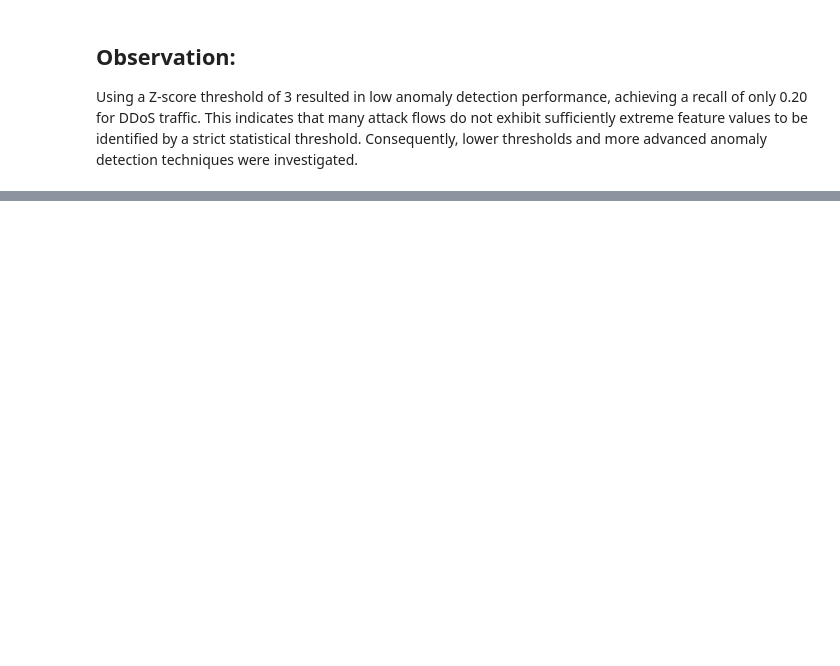
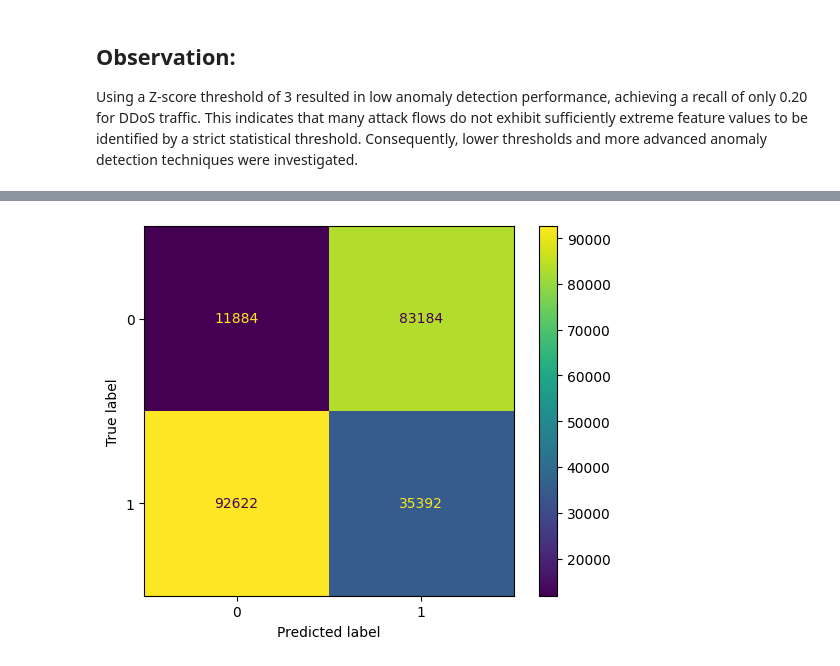
Before and after one commit to yatharthagarwal0620-art/network-anomaly-detection, a Jupyter notebook: notebooks/03_ZScore_Anomaly_Detection.ipynb, the cells around one changed output, grey strips where cells are left out. Cells and saved outputs as stored; diff of their text form; code cells hidden in the pictures; blank space fills up the shorter version.

```diff
--- a/notebooks/03_ZScore_Anomaly_Detection.ipynb
+++ b/notebooks/03_ZScore_Anomaly_Detection.ipynb
@@ -95,0 +178,14 @@ weighted avg       0.33      0.32      0.30    223082
+# %%
+#Confusion Matrix for threshold=2
+
+y_pred_2 = (
+    z_scores > 2
+).any(axis=1).astype(int)
+
+ConfusionMatrixDisplay.from_predictions(
+    y_true,
+    y_pred_2
+)
+plt.show()
+# %% [output]
+[figure, added]
```
Also changed, not shown: parts of 9 cells of this notebook, 1 other file.
